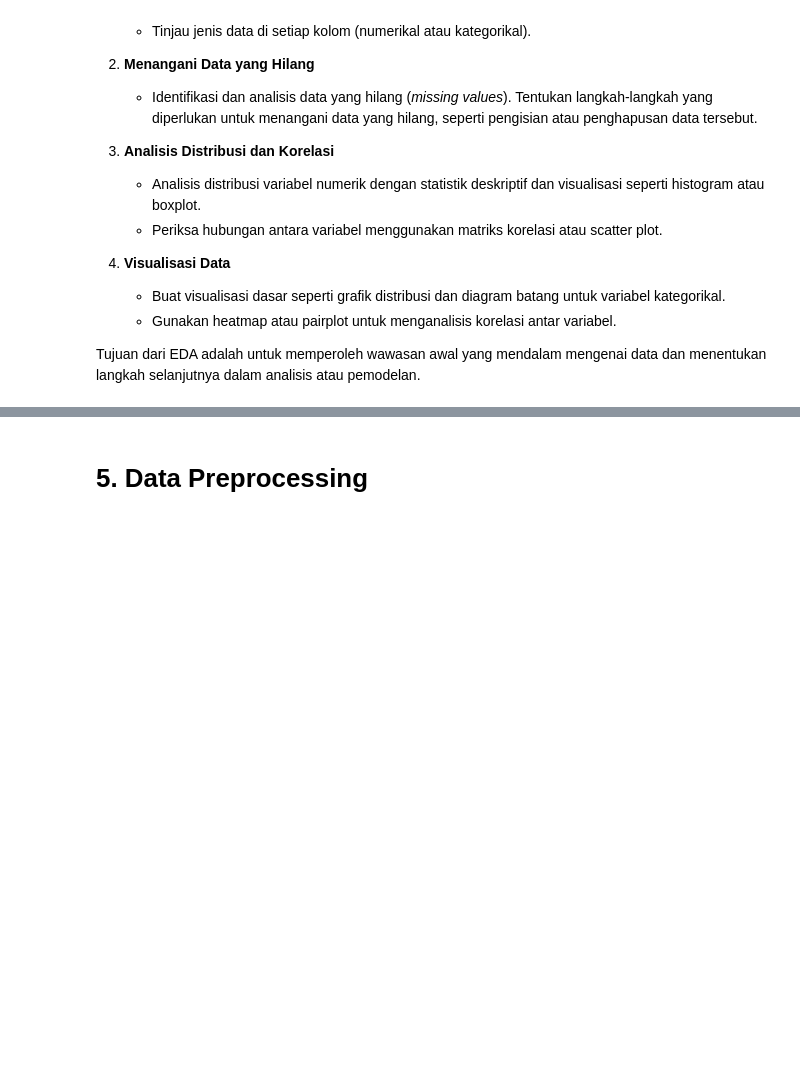
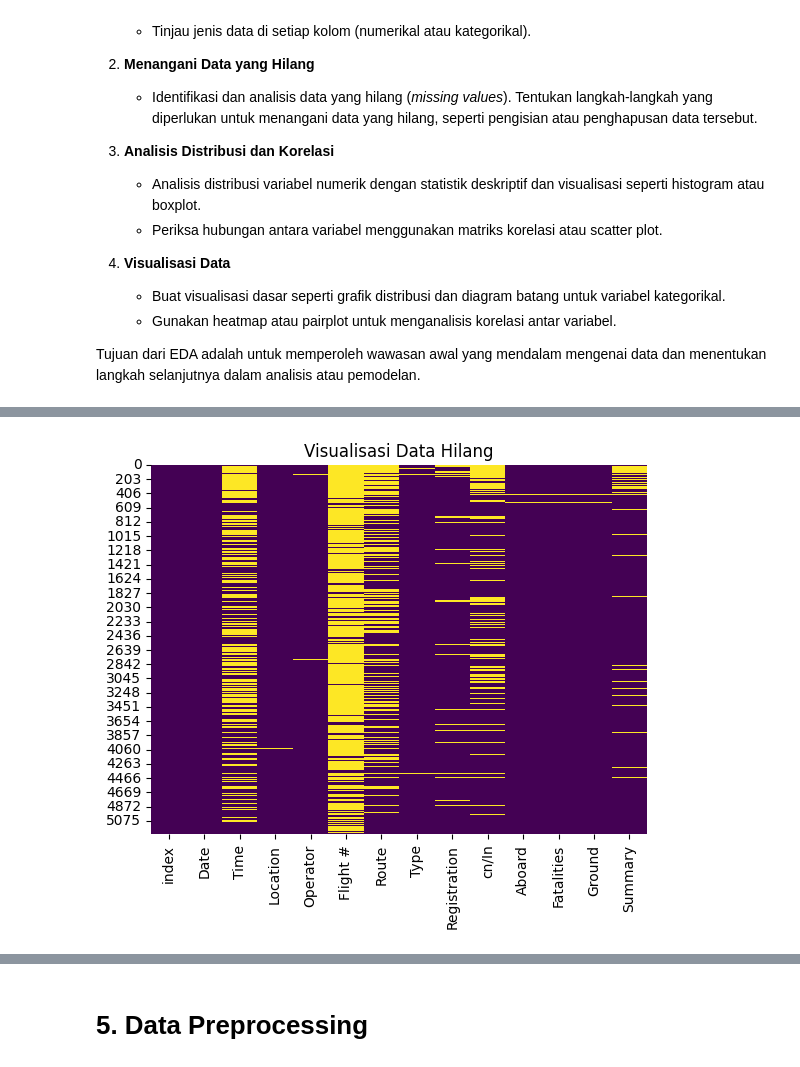
Before and after one commit to zidisw/Dicoding, a Jupyter notebook: [Clustering]_Submission_Akhir_BMLP_Zid_Irsyadin_Sartono_Wijaogy.ipynb, the cells around one changed output, grey strips where cells are left out. Drawn from its saved outputs; the diff is of its cells as text; code cells hidden in the pictures; blank space fills up the shorter version.

```diff
--- a/[Clustering]_Submission_Akhir_BMLP_Zid_Irsyadin_Sartono_Wijaogy.ipynb
+++ b/[Clustering]_Submission_Akhir_BMLP_Zid_Irsyadin_Sartono_Wijaogy.ipynb
@@ -33,0 +44,4 @@ Jika dataset berada di Google Drive, pastikan Anda menghubungkan Google Drive ke
+# %%
+file_path = '/content/drive/My Drive/Submission_Dicoding/Airplane_Crashes_and_Fatalities_Since_1908.csv'
+data = pd.read_csv(file_path)
+data.head()
@@ -56,0 +132,7 @@ Tujuan dari EDA adalah untuk memperoleh wawasan awal yang mendalam mengenai data
+# %%
+# Visualisasi data yang hilang
+sns.heatmap(data.isnull(), cbar=False, cmap='viridis')
+plt.title("Visualisasi Data Hilang")
+plt.show()
+# %% [output]
+[figure, added]
```
Also changed, not shown: parts of 34 cells of this notebook.
